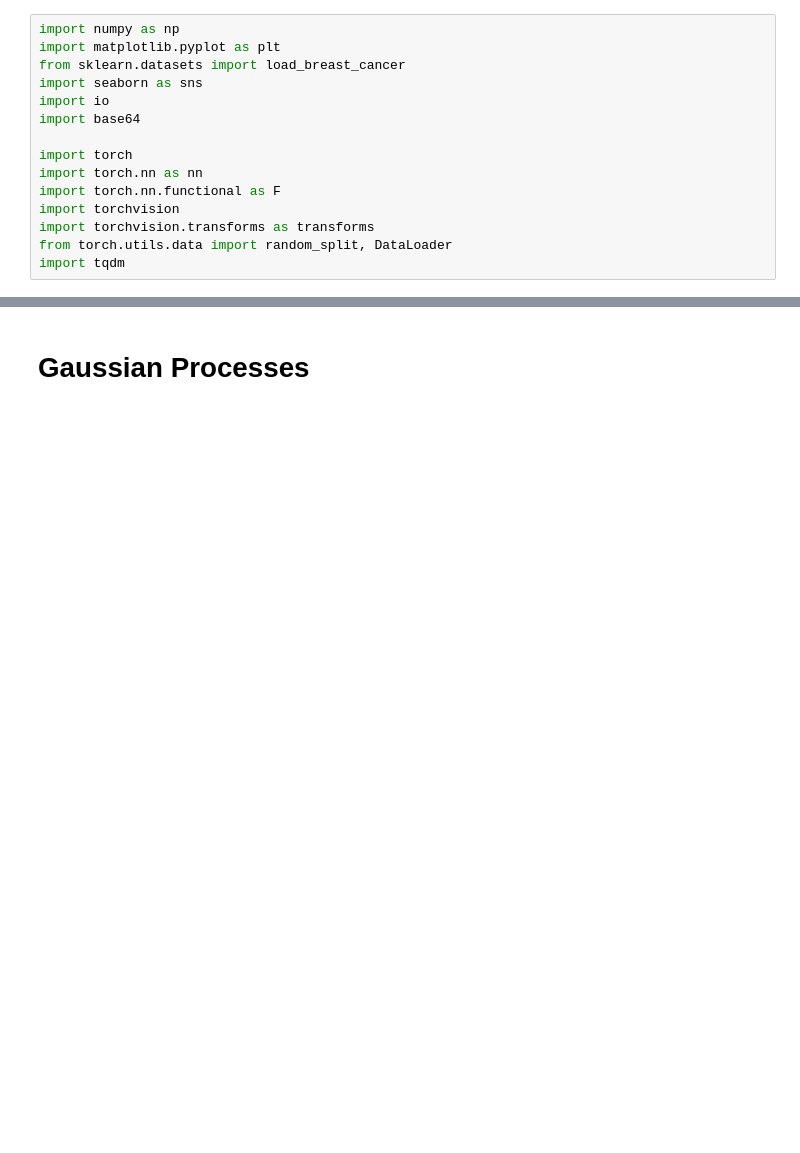
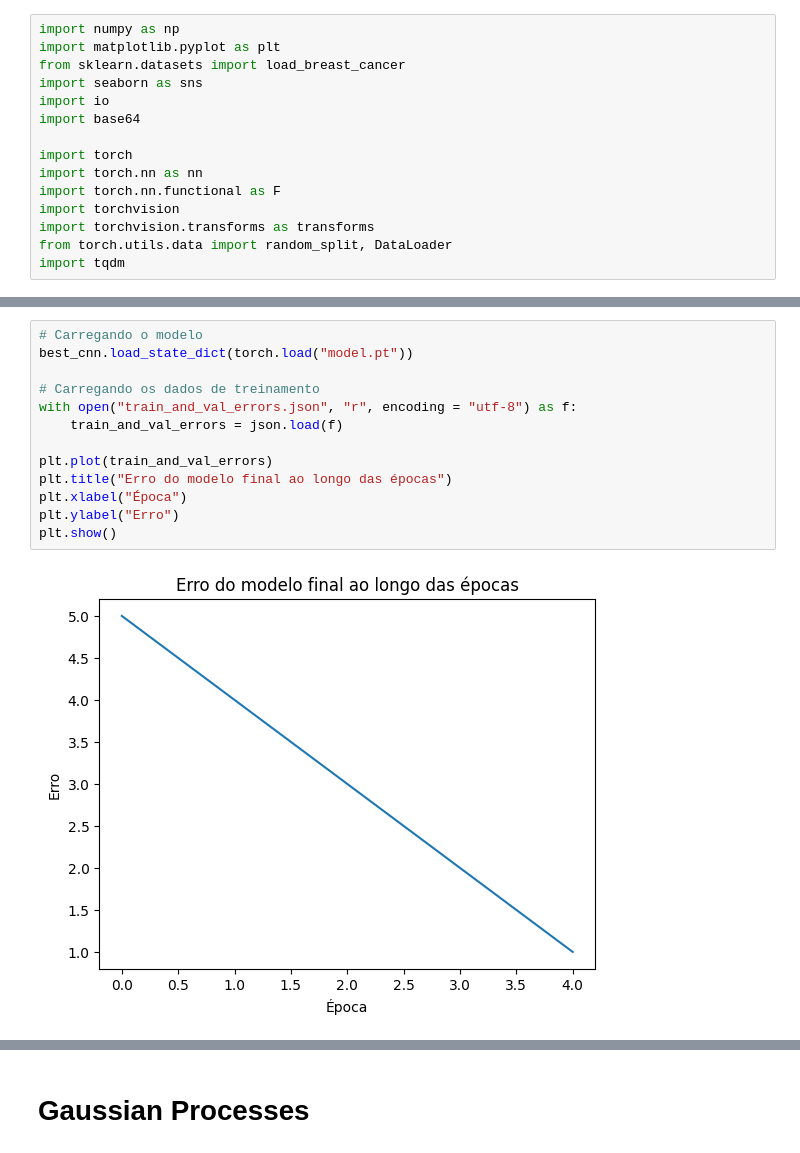
Before and after one commit to PedroPHC25/Machine-Learning, a Jupyter notebook: Ex02.ipynb, the cells around one changed output, grey strips where cells are left out. Cells and saved outputs as stored; diff of their text form; blank space fills up the shorter version.

Commit message:
Parte 2 semi-finalizada

```diff
--- a/Ex02.ipynb
+++ b/Ex02.ipynb
@@ -454,0 +550,15 @@ KeyboardInterrupt:
+# %%
+# Carregando o modelo
+best_cnn.load_state_dict(torch.load("model.pt"))
+
+# Carregando os dados de treinamento
+with open("train_and_val_errors.json", "r", encoding = "utf-8") as f:
+    train_and_val_errors = json.load(f)
+
+plt.plot(train_and_val_errors)
+plt.title("Erro do modelo final ao longo das épocas")
+plt.xlabel("Época")
+plt.ylabel("Erro")
+plt.show()
+# %% [output]
+[figure, added]
```
Also changed, not shown: parts of 5 cells of this notebook, 2 other files.
